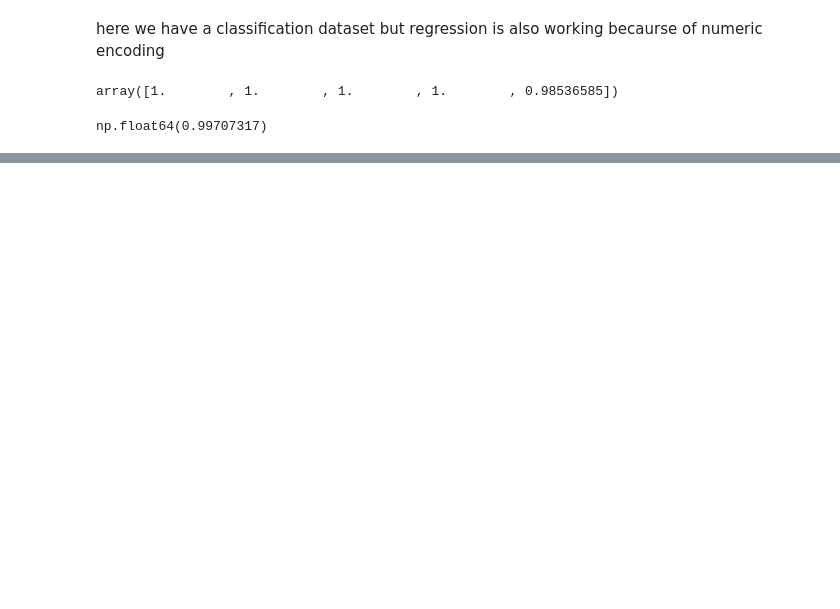
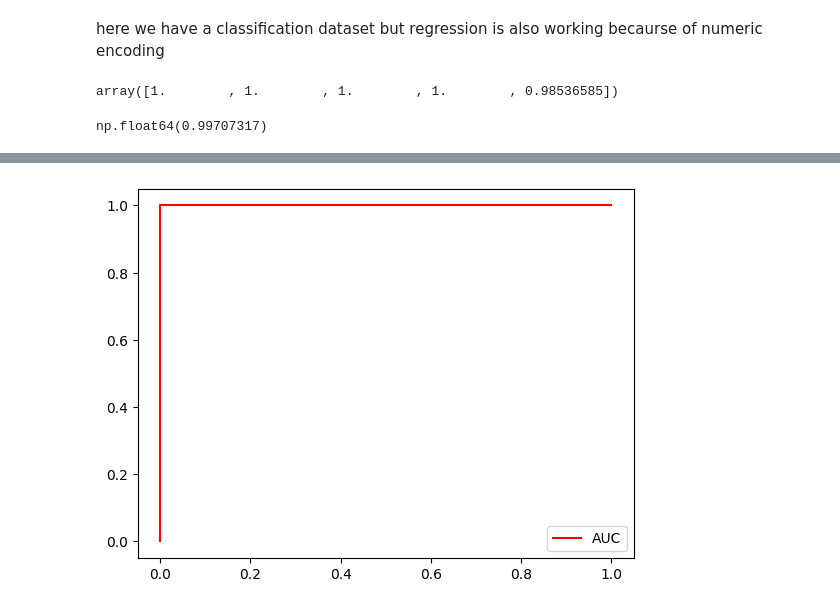
Before and after one commit to waqasahmed1280/Jupyter_Projects, a Jupyter notebook: Practice/Heart Disease.ipynb, the cells around one changed output, grey strips where cells are left out. Drawn from its saved outputs; the diff is of its cells as text; code cells hidden in the pictures; blank space fills up the shorter version.

```diff
--- a/Practice/Heart Disease.ipynb
+++ b/Practice/Heart Disease.ipynb
@@ -144,3 +144,7 @@ a = np.array([1.        , 1.        , 1.        , 1.        , 0.98536585])
 a.mean()
 # %% [output]
 np.float64(0.99707317)
+# %%
+y_proba = rclf.predict_proba(x_test)
+# %%
+y_prob_positive = y_proba[:,1]
@@ -146,0 +176,2 @@ np.float64(0.99707317)
+# %%
+fpr, tpr, thresholds = roc_curve(y_test,y_prob_positive)
@@ -146,0 +188,11 @@ np.float64(0.99707317)
+# %%
+
+def plot_roc(fpr,tpr):
+    # Plot Roc Curve
+    plt.plot(fpr, tpr, color="red", label="AUC")
+    plt.legend()
+    plt.show()
+
+plot_roc(fpr,tpr)
+# %% [output]
+[figure, added]
```
Also changed, not shown: parts of 4 cells of this notebook, 1 other file.
